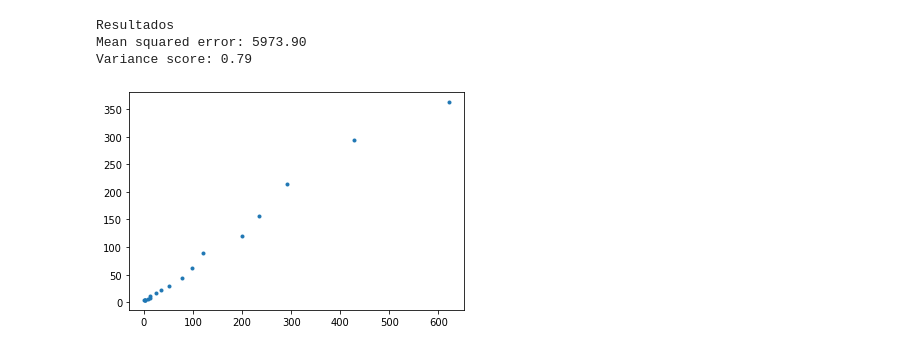
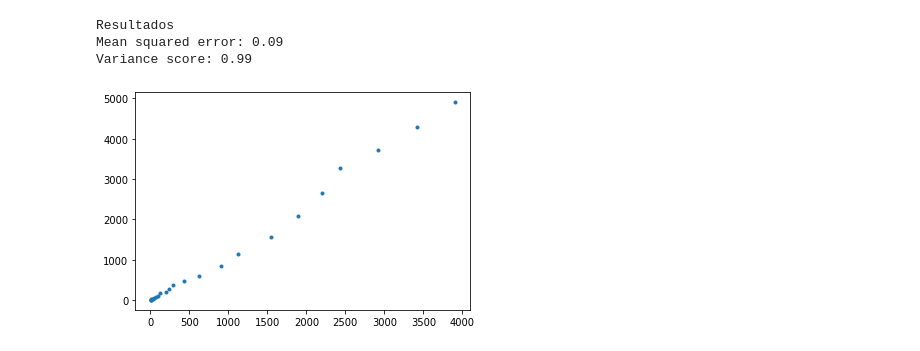
Before and after one commit to ThalesNoge/IC2019, a Jupyter notebook: covid-19.ipynb, the cells around one changed output. Drawn from its saved outputs; the diff is of its cells as text; code cells hidden in the pictures.

Commit message:
Log2(covid)

```diff
--- a/covid-19.ipynb
+++ b/covid-19.ipynb
@@ -32,9 +34,13 @@ db
 # %%
-y=db["covid4"];
-X=db.drop('covid4', axis=1)
-X_train, X_test, y_train, y_test = train_test_split(X, y, test_size = 0.1, random_state = 0)
+log = lambda x: math.log2(x)
+deslog = lambda x: 2**x
+y=db["Y"]
+y=y.apply(log)
+X=db.drop('Y', axis=1)
+X=X.applymap(log)
+X_train, X_test, y_train, y_test = train_test_split(X, y, test_size = 0.2, random_state = 0)
 print("Training MLPRegressor...") #20, 50, 100, 150
-reg = MLPRegressor(hidden_layer_sizes =(5,10,5 ),solver='adam',activation = 'relu',learning_rate='adaptive',learning_rate_init = 0.1,max_iter=10000, shuffle = False)
+reg = MLPRegressor(hidden_layer_sizes =(8,12,8 ),solver='adam',activation = 'relu',learning_rate='adaptive',learning_rate_init = 0.1,max_iter=10000, shuffle = False)
 reg.fit(X_train,y_train)
 # %% [output]
 Training MLPRegressor...
@@ -73,0 +84,3 @@ Variance score: 1.00
+# %%
+dbSp = pd.read_csv("C:/Users/thale/Desktop/Faculdade_e_Trabalho/IC/IC2019/SpaCovid-19.csv")
+dbSp
@@ -73,0 +105,8 @@ Variance score: 1.00
+# %%
+ysp=dbSp["Y"];
+ysp=ysp.apply(log)
+Xsp=dbSp.drop('Y', axis=1)
+Xsp=Xsp.applymap(log)
+X_trainsp, X_testsp, y_trainsp, y_testsp = train_test_split(Xsp, ysp, test_size = 0.2, random_state = 0)
+print("Training MLPRegressor...")
+reg.fit(X_trainsp,y_trainsp)
@@ -74,18 +152,22 @@ Variance score: 1.00
 # %%
 dbBr = pd.read_csv("C:/Users/thale/Desktop/Faculdade_e_Trabalho/IC/IC2019/Covid-19.csv")
-dbBr = dbBr.drop('resp',axis=1)
-xBr = dbBr.drop('casos4', axis=1)
-yBr = dbBr['casos4']
+dbBr= dbBr.drop('cases1',axis=1)
+xBr = dbBr.drop('Y', axis=1)
+xBr= xBr.applymap(log)
+yBr = dbBr['Y']
+yBr= yBr.apply(log)
 # %%
 YbrPred = reg.predict(xBr)
 print("Resultados")
 print("Mean squared error: %.2f"
       % mean_squared_error(yBr, YbrPred))
 print('Variance score: %.2f' % r2_score(yBr, YbrPred))
+yBr = deslog(yBr)
+YbrPred=deslog(YbrPred)
 plt.scatter(yBr, YbrPred,marker='.')
 plt.show()
 # %% [output]
 Resultados
-Mean squared error: 5973.90
-Variance score: 0.79
+Mean squared error: 0.09
+Variance score: 0.99
-[figure, old version]
+[figure, new version]
```
Also changed, not shown: parts of 9 cells of this notebook, 5 other files.
